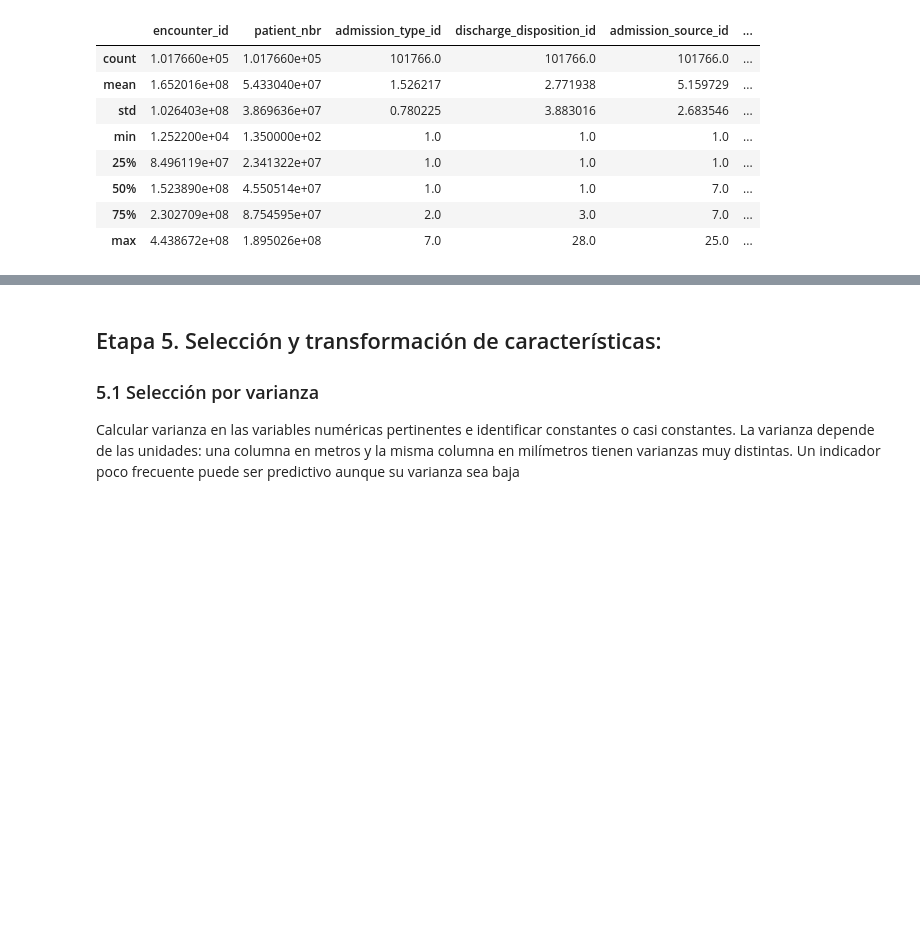
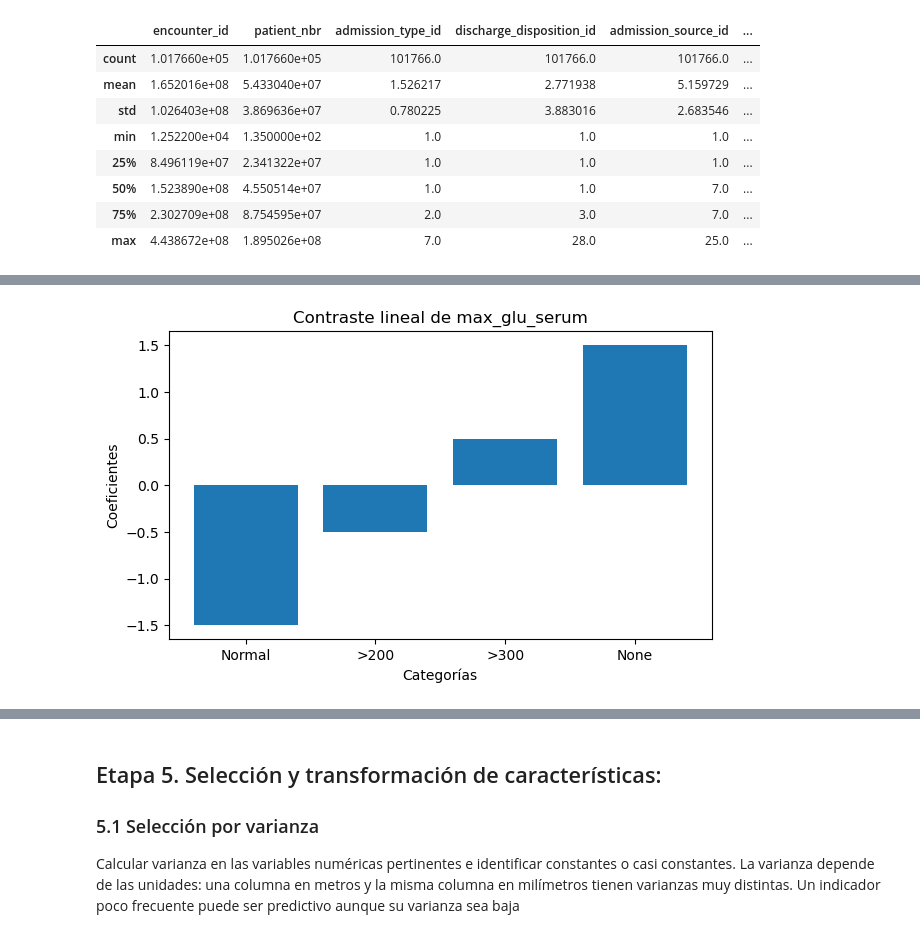
Before and after one commit to rossdcc/Proyecto_diabetes, a Jupyter notebook: Guia_Proyecto_Final_Equipo4.ipynb, the cells around one changed output, grey strips where cells are left out. Drawn from its saved outputs; the diff is of its cells as text; code cells hidden in the pictures; blank space fills up the shorter version.

Commit message:
Contraste polinomico de ordinales

```diff
--- a/Guia_Proyecto_Final_Equipo4.ipynb
+++ b/Guia_Proyecto_Final_Equipo4.ipynb
@@ -963,0 +1022,4 @@ df_imputado.describe()
+# %%
+categorias_age = sorted(df_imputado['age'].unique())
+n = len(categorias_age)
+n
@@ -963,0 +1028,10 @@ df_imputado.describe()
+# %%
+if n % 2 == 0:
+    step = np.arange(n) - (n / 2) + 0.5
+else:
+    step = np.arange(n) - (n // 2)
+
+age_map = dict(zip(categorias_age, step))
+
+df_imputado['age_poly'] = df_imputado['age'].map(age_map)
+age_map
@@ -963,0 +1049,12 @@ df_imputado.describe()
+# %%
+n = df_imputado["max_glu_serum"].nunique()
+
+if n % 2 == 0:
+    step = np.arange(n) - (n / 2) + 0.5
+else:
+    step = np.arange(n) - (n // 2)
+
+glu_map = dict(zip( ['Norm', '>200', '>300',"None"], step))
+
+df_imputado['max_glu_serum_poly'] = df_imputado['max_glu_serum'].map(glu_map)
+glu_map
@@ -963,0 +1086,10 @@ df_imputado.describe()
+# %%
+#correspondencia entre cada intervalo y su puntuación.
+plt.figure(figsize=(7, 4))
+plt.bar(glu_map.keys(), glu_map.values())
+plt.title('Contraste lineal de max_glu_serum')
+plt.xlabel('Categorías')
+plt.ylabel('Coeficientes')
+plt.show()
+# %% [output]
+[figure, added]
```
Also changed, not shown: parts of 12 cells of this notebook.
